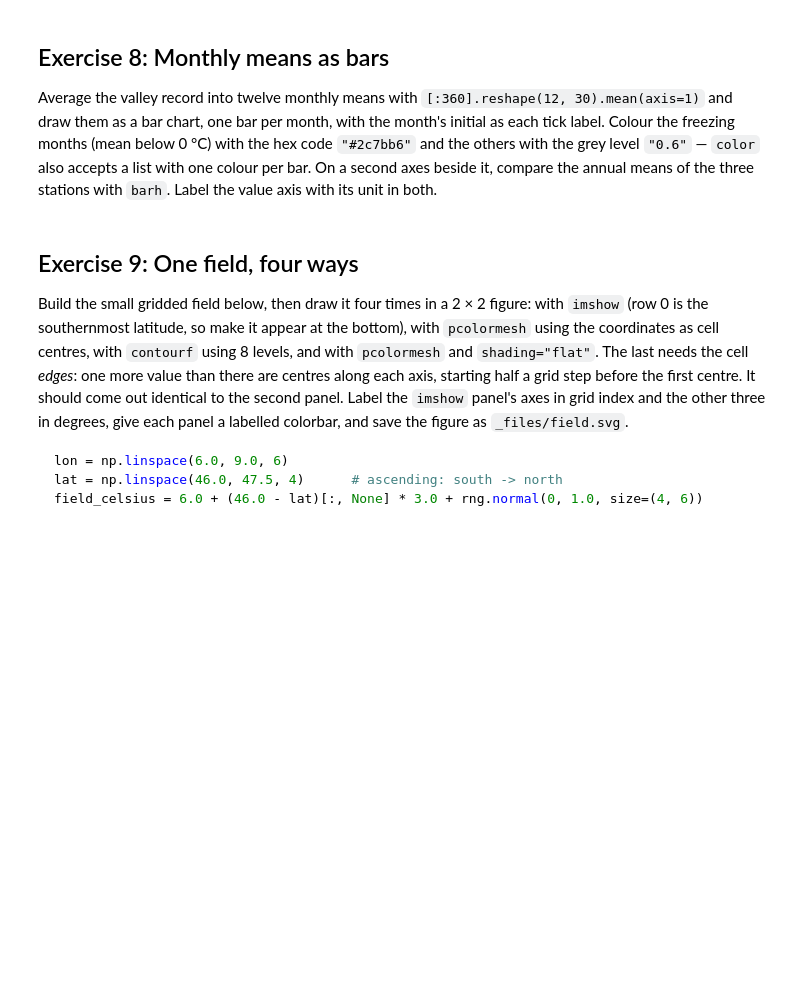
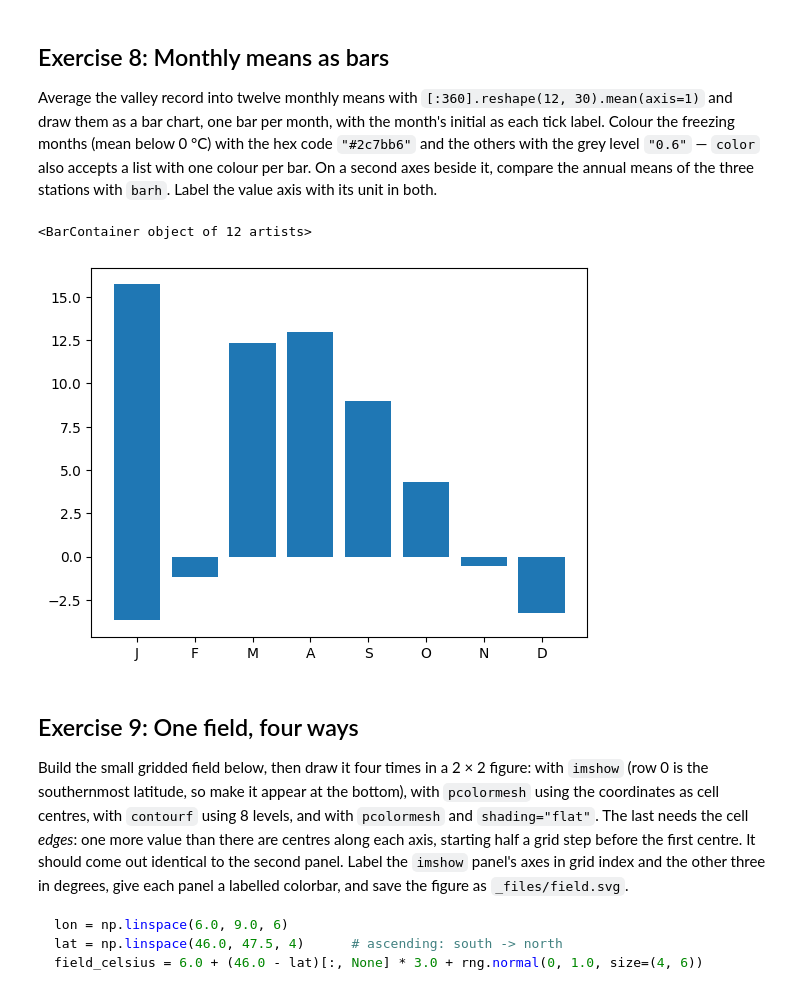
Before and after one commit to nikolaicarrion/2026_Intro_Python, a Jupyter notebook: 1.4-matplotlib-and-xarray-exercises.ipynb, the cells around one changed output. Saved outputs shown, nothing was run; the diff lists cells and outputs as text; code cells hidden in the pictures; blank space fills up the shorter version.

```diff
--- a/1.4-matplotlib-and-xarray-exercises.ipynb
+++ b/1.4-matplotlib-and-xarray-exercises.ipynb
@@ -257,3 +341,12 @@ in both.
+# %%
+monthly_valley_temp = valley_celsius[:360].reshape(12, 30).mean(axis=1)
+months = ["J","F","M", "A", "M", "J", "J", "A", "S", "O","N","D"]
+
+fig, axes = plt.subplots()
+axes.bar(months, monthly_valley_temp)
+# %% [output]
+<BarContainer object of 12 artists>
+[figure, added]
 # %% [markdown]
 ## Exercise 9: One field, four ways
 
```
Also changed, not shown: parts of 7 cells of this notebook.
